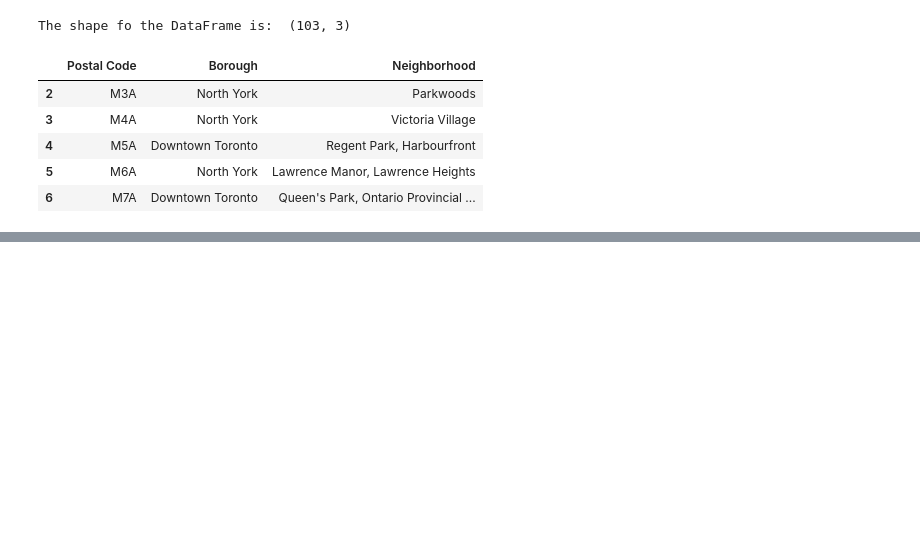
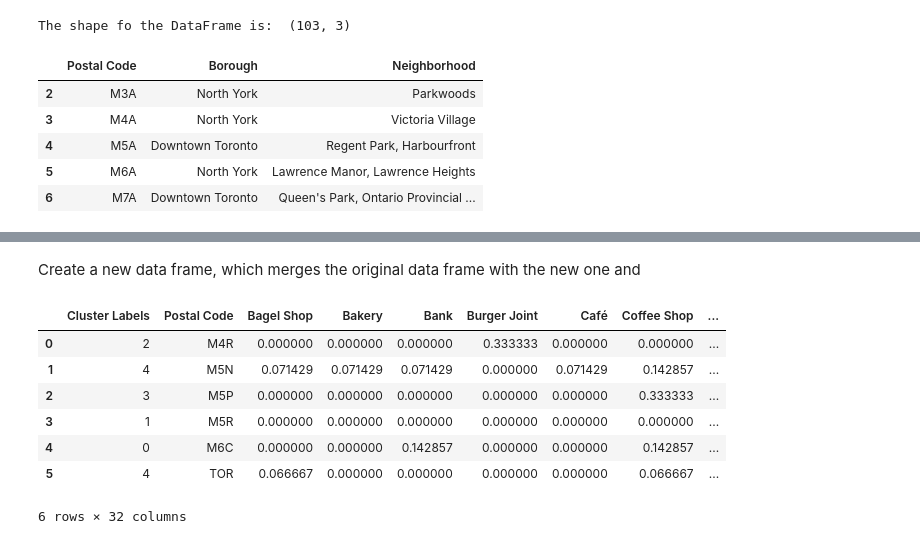
Before and after one commit to AlmaPeters/Coursera_Capstone, a Jupyter notebook: Capstone Project.ipynb, the cells around one changed output, grey strips where cells are left out. Drawn from its saved outputs; the diff is of its cells as text; code cells hidden in the pictures; blank space fills up the shorter version.

```diff
--- a/Capstone Project.ipynb
+++ b/Capstone Project.ipynb
@@ -86,0 +302,3 @@ The shape fo the DataFrame is:  (103, 3)
+# %%
+response = requests.get(url)
+response.status_code
@@ -86,0 +463,22 @@ The shape fo the DataFrame is:  (103, 3)
+# %% [markdown]
+Create a new data frame, which merges the original data frame with the new one and
+# %%
+
+# add clustering labels
+#toronto_grouped.insert(0, 'Cluster Labels', kmeans.labels_)
+
+toronto_merged = df_final
+
+# merge toronto_grouped with toronto_data to add latitude/longitude for each neighborhood
+toronto_merged = toronto_merged.join(toronto_grouped.set_index('Postal Code'), on='Postal Code')
+
+toronto_grouped.head(10) #Show data frame with cluster labels
+# %% [output]
+|  | Cluster Labels | Postal Code | Bagel Shop | Bakery | Bank | Burger Joint | Café | Coffee Shop | ... |
+| 0 | 2 | M4R | 0.000000 | 0.000000 | 0.000000 | 0.333333 | 0.000000 | 0.000000 | ... |
+| 1 | 4 | M5N | 0.071429 | 0.071429 | 0.071429 | 0.000000 | 0.071429 | 0.142857 | ... |
+| 2 | 3 | M5P | 0.000000 | 0.000000 | 0.000000 | 0.000000 | 0.000000 | 0.333333 | ... |
+| 3 | 1 | M5R | 0.000000 | 0.000000 | 0.000000 | 0.000000 | 0.000000 | 0.000000 | ... |
+| 4 | 0 | M6C | 0.000000 | 0.000000 | 0.142857 | 0.000000 | 0.000000 | 0.142857 | ... |
+| 5 | 4 | TOR | 0.066667 | 0.000000 | 0.000000 | 0.000000 | 0.000000 | 0.066667 | ... |
+6 rows × 32 columns
```
Also changed, not shown: parts of 47 cells of this notebook.
